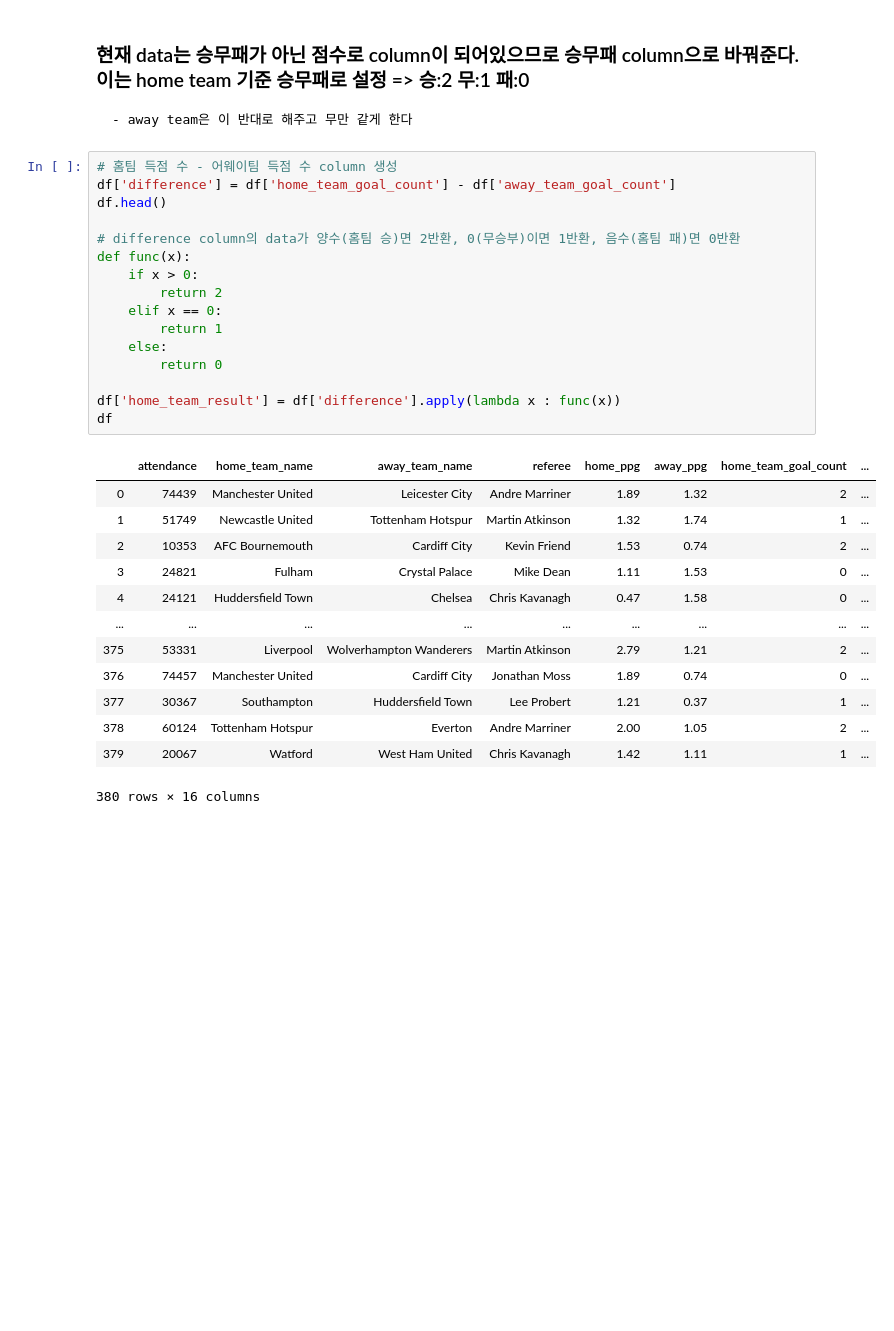
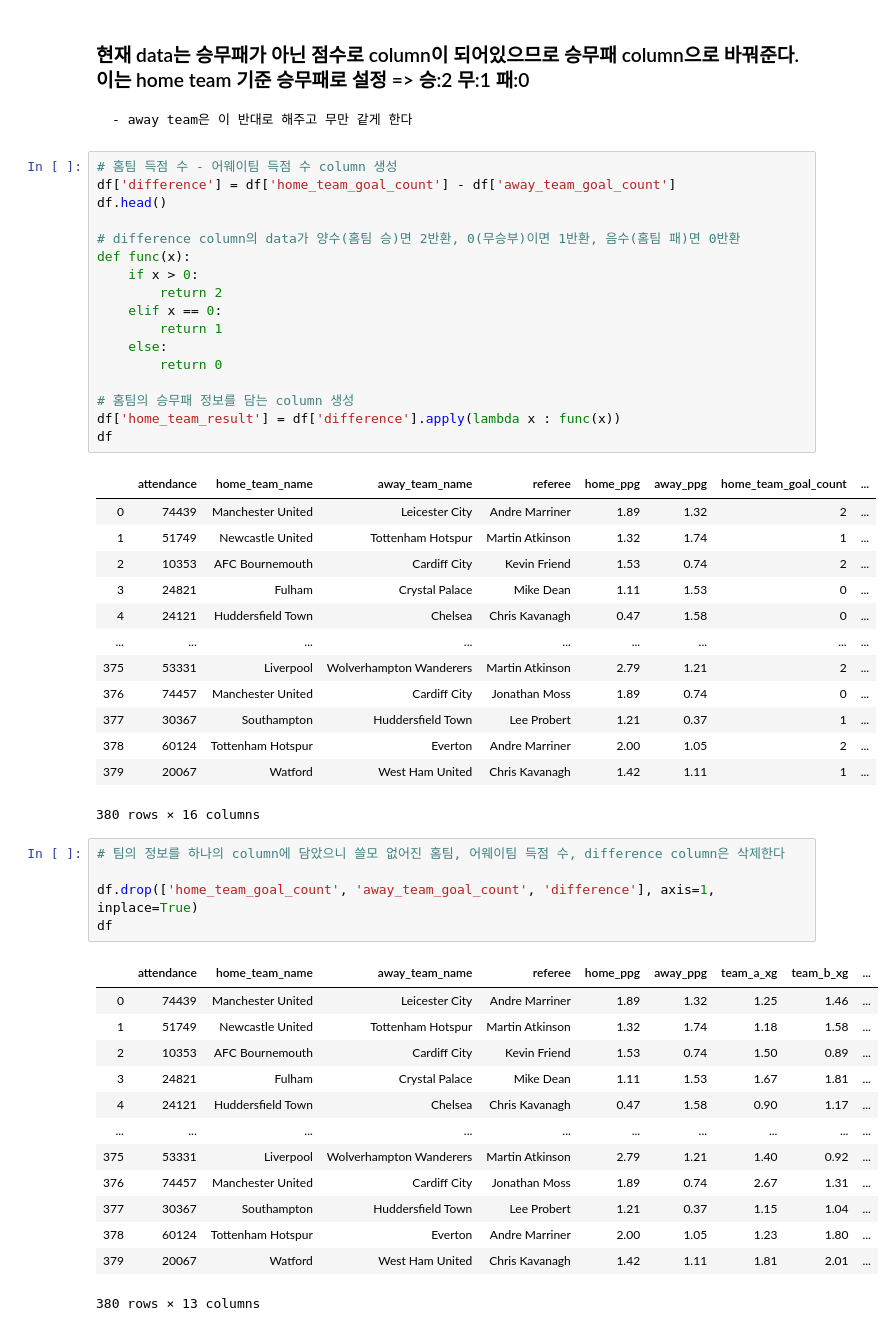
Before and after one commit to kangmincho1/Side-Projects, a Jupyter notebook: classification.ipynb, the cells around one changed output. Cells and saved outputs as stored; diff of their text form; blank space fills up the shorter version.

```diff
--- a/classification.ipynb
+++ b/classification.ipynb
@@ -90,6 +90,7 @@ def func(x):
     else:
         return 0
 
+# 홈팀의 승무패 정보를 담는 column 생성
 df['home_team_result'] = df['difference'].apply(lambda x : func(x))
 df
 # %% [output]
@@ -106,3 +107,22 @@ df
 | 378 | 60124 | Tottenham Hotspur | Everton | Andre Marriner | 2.00 | 1.05 | 2 | ... |
 | 379 | 20067 | Watford | West Ham United | Chris Kavanagh | 1.42 | 1.11 | 1 | ... |
 380 rows × 16 columns
+# %%
+# 팀의 정보를 하나의 column에 담았으니 쓸모 없어진 홈팀, 어웨이팀 득점 수, difference column은 삭제한다
+
+df.drop(['home_team_goal_count', 'away_team_goal_count', 'difference'], axis=1, inplace=True)
+df
+# %% [output]
+|  | attendance | home_team_name | away_team_name | referee | home_ppg | away_ppg | team_a_xg | team_b_xg | ... |
+| 0 | 74439 | Manchester United | Leicester City | Andre Marriner | 1.89 | 1.32 | 1.25 | 1.46 | ... |
+| 1 | 51749 | Newcastle United | Tottenham Hotspur | Martin Atkinson | 1.32 | 1.74 | 1.18 | 1.58 | ... |
+| 2 | 10353 | AFC Bournemouth | Cardiff City | Kevin Friend | 1.53 | 0.74 | 1.50 | 0.89 | ... |
+| 3 | 24821 | Fulham | Crystal Palace | Mike Dean | 1.11 | 1.53 | 1.67 | 1.81 | ... |
+| 4 | 24121 | Huddersfield Town | Chelsea | Chris Kavanagh | 0.47 | 1.58 | 0.90 | 1.17 | ... |
+| ... | ... | ... | ... | ... | ... | ... | ... | ... | ... |
+| 375 | 53331 | Liverpool | Wolverhampton Wanderers | Martin Atkinson | 2.79 | 1.21 | 1.40 | 0.92 | ... |
+| 376 | 74457 | Manchester United | Cardiff City | Jonathan Moss | 1.89 | 0.74 | 2.67 | 1.31 | ... |
+| 377 | 30367 | Southampton | Huddersfield Town | Lee Probert | 1.21 | 0.37 | 1.15 | 1.04 | ... |
+| 378 | 60124 | Tottenham Hotspur | Everton | Andre Marriner | 2.00 | 1.05 | 1.23 | 1.80 | ... |
+| 379 | 20067 | Watford | West Ham United | Chris Kavanagh | 1.42 | 1.11 | 1.81 | 2.01 | ... |
+380 rows × 13 columns
```
Also changed, not shown: parts of 1 cell of this notebook.
